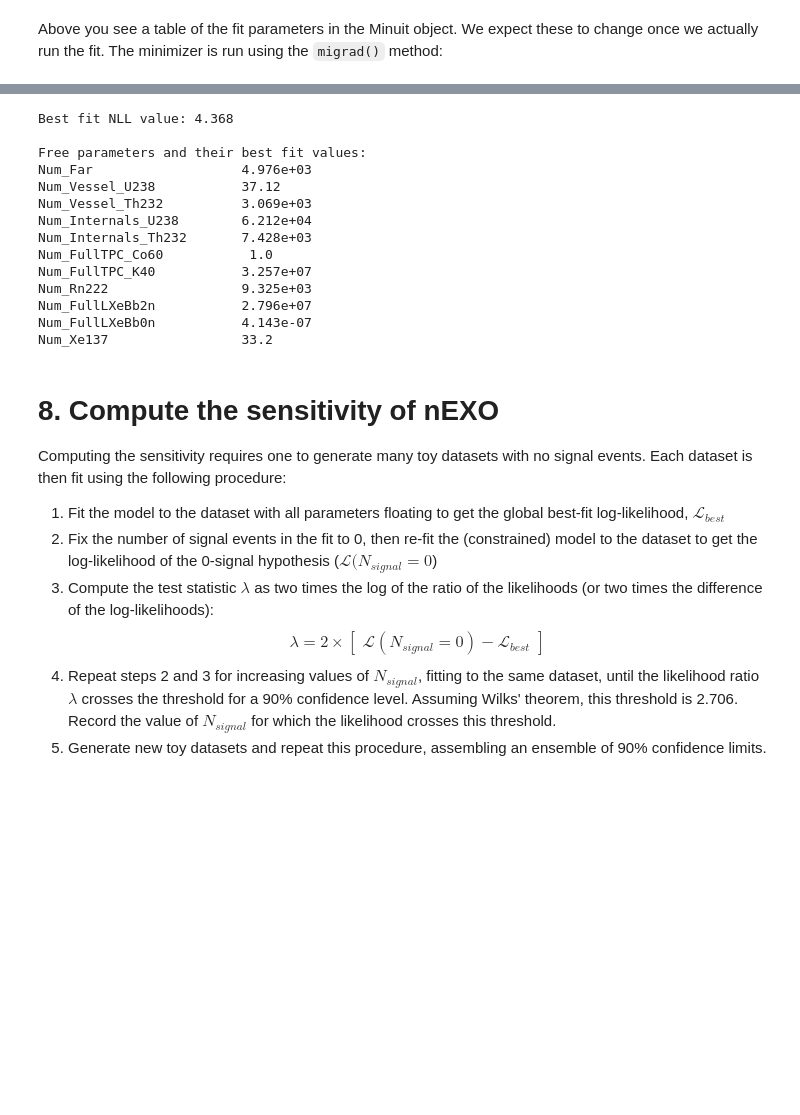
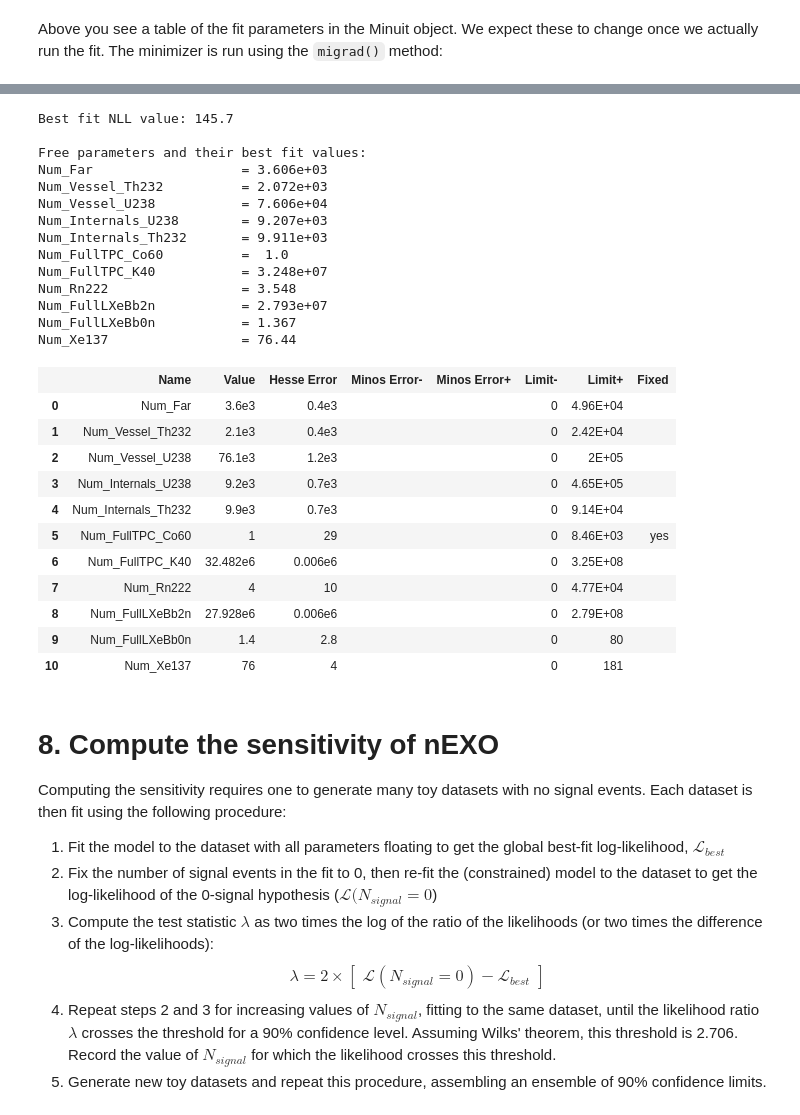
Before and after one commit to YMTheory/sensitivity, a Jupyter notebook: work/Sensitivity Code Tutorial.ipynb, the cells around one changed output, grey strips where cells are left out. Saved outputs shown, nothing was run; the diff lists cells and outputs as text; code cells hidden in the pictures; blank space fills up the shorter version.

```diff
--- a/work/Sensitivity Code Tutorial.ipynb
+++ b/work/Sensitivity Code Tutorial.ipynb
@@ -652,28 +673,41 @@ Below are a couple of examples of how to access the useful numbers produced by t
 # %%
 nll_best = m.fval
-
-par_values_best = np.array([value for key,value in m.values.items()])
-
 print('Best fit NLL value: {:4.4}'.format(nll_best))
 
 print('\nFree parameters and their best fit values:')
-for key, value in m.values.items():
-    print('{:<25} {:4.4}'.format(key,value))
+for key, value in zip(m.parameters, m.values):
+    print(f"{key:<25} = {value:4.4}")
+
+best_fit_param_dict = dict(zip(m.parameters,m.values))
+
+m.params
 # %% [output]
-Best fit NLL value: 4.368
+Best fit NLL value: 145.7
 
 Free parameters and their best fit values:
-Num_Far                   4.976e+03
-Num_Vessel_U238           37.12
-Num_Vessel_Th232          3.069e+03
-Num_Internals_U238        6.212e+04
-Num_Internals_Th232       7.428e+03
-Num_FullTPC_Co60           1.0
-Num_FullTPC_K40           3.257e+07
-Num_Rn222                 9.325e+03
-Num_FullLXeBb2n           2.796e+07
-Num_FullLXeBb0n           4.143e-07
-Num_Xe137                 33.2
+Num_Far                   = 3.606e+03
+Num_Vessel_Th232          = 2.072e+03
+Num_Vessel_U238           = 7.606e+04
+Num_Internals_U238        = 9.207e+03
+Num_Internals_Th232       = 9.911e+03
+Num_FullTPC_Co60          =  1.0
+Num_FullTPC_K40           = 3.248e+07
+Num_Rn222                 = 3.548
+Num_FullLXeBb2n           = 2.793e+07
+Num_FullLXeBb0n           = 1.367
+Num_Xe137                 = 76.44
+|  | Name | Value | Hesse Error | Minos Error- | Minos Error+ | Limit- | Limit+ | Fixed |
+| 0 | Num_Far | 3.6e3 | 0.4e3 |  |  | 0 | 4.96E+04 |  |
+| 1 | Num_Vessel_Th232 | 2.1e3 | 0.4e3 |  |  | 0 | 2.42E+04 |  |
+| 2 | Num_Vessel_U238 | 76.1e3 | 1.2e3 |  |  | 0 | 2E+05 |  |
+| 3 | Num_Internals_U238 | 9.2e3 | 0.7e3 |  |  | 0 | 4.65E+05 |  |
+| 4 | Num_Internals_Th232 | 9.9e3 | 0.7e3 |  |  | 0 | 9.14E+04 |  |
+| 5 | Num_FullTPC_Co60 | 1 | 29 |  |  | 0 | 8.46E+03 | yes |
+| 6 | Num_FullTPC_K40 | 32.482e6 | 0.006e6 |  |  | 0 | 3.25E+08 |  |
+| 7 | Num_Rn222 | 4 | 10 |  |  | 0 | 4.77E+04 |  |
+| 8 | Num_FullLXeBb2n | 27.928e6 | 0.006e6 |  |  | 0 | 2.79E+08 |  |
+| 9 | Num_FullLXeBb0n | 1.4 | 2.8 |  |  | 0 | 80 |  |
+| 10 | Num_Xe137 | 76 | 4 |  |  | 0 | 181 |  |
 # %% [markdown]
 <a id="sensitivity"></a>
 # 8. Compute the sensitivity of nEXO
```
Also changed, not shown: parts of 26 cells of this notebook, 1 other file.
